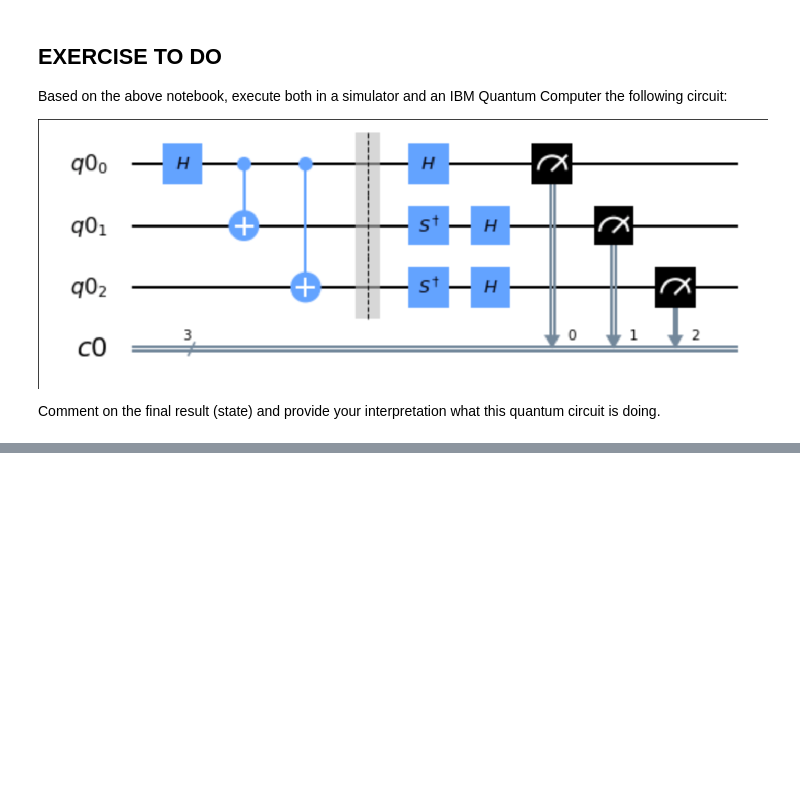
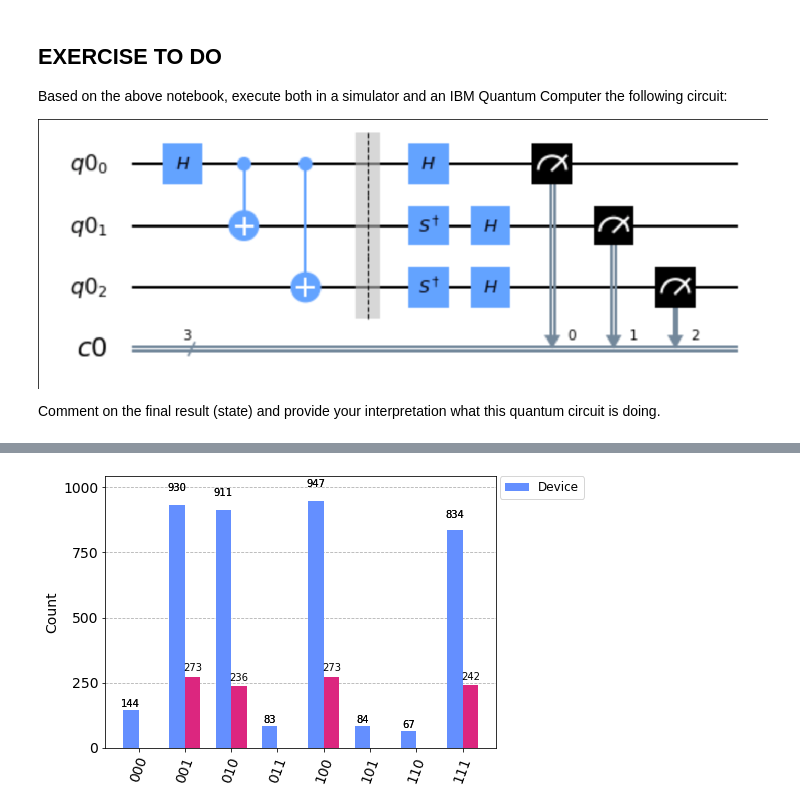
Before and after one commit to sameerhans21/quantis_lab, a Jupyter notebook: QUANTIS Notebook 2 Circuit in IBM Quantum Computer.ipynb, the cells around one changed output, grey strips where cells are left out. Cells and saved outputs as stored; diff of their text form; code cells hidden in the pictures; blank space fills up the shorter version.

```diff
--- a/QUANTIS Notebook 2 Circuit in IBM Quantum Computer.ipynb
+++ b/QUANTIS Notebook 2 Circuit in IBM Quantum Computer.ipynb
@@ -124,0 +243,6 @@ Comment on the final result (state) and provide your interpretation what this qu
+# %%
+result_exp = job_exp.result()
+counts_exp = result_exp.get_counts(circuit)
+plot_histogram([counts_exp,counts], legend=['Device', 'Simulator'])
+# %% [output]
+[figure, added]
```
Also changed, not shown: parts of 14 cells of this notebook.
